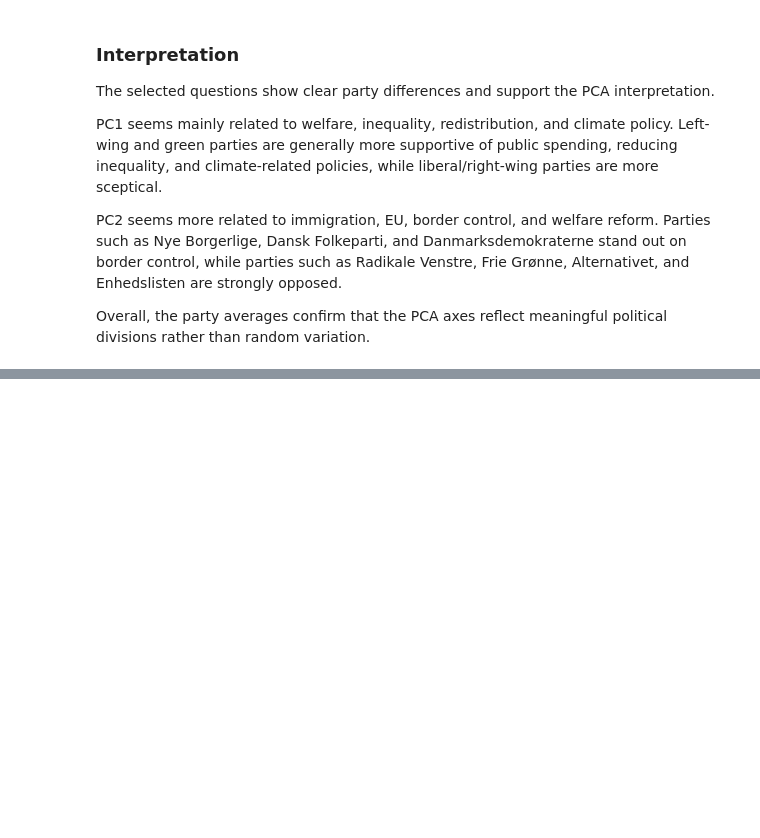
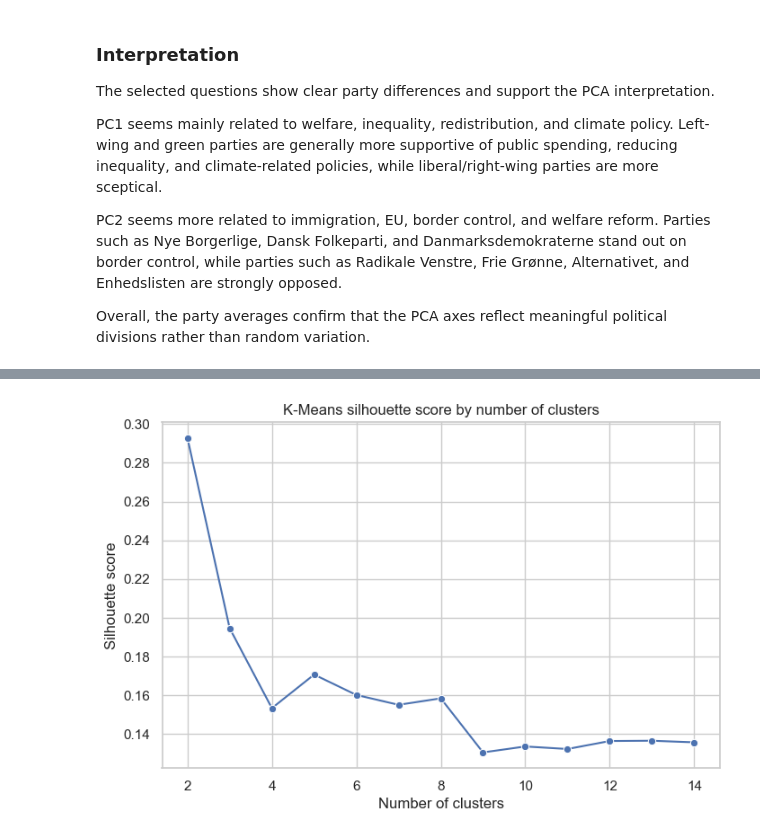
Before and after one commit to Piotr-Gala/MAL1-LAB, a Jupyter notebook: Answers/Assignment6.ipynb, the cells around one changed output, grey strips where cells are left out. Saved outputs shown, nothing was run; the diff lists cells and outputs as text; code cells hidden in the pictures; blank space fills up the shorter version.

```diff
--- a/Assignment6/6. Candidate Test 2022 II.ipynb
+++ b/Answers/Assignment6.ipynb
@@ -459,0 +466,17 @@ Overall, the party averages confirm that the PCA axes reflect meaningful politic
+# %%
+k_values = range(2, 15)
+kmeans_results = []
+
+for k in k_values:
+    kmeans = KMeans(n_clusters=k, random_state=42, n_init=10)
+    cluster_labels = kmeans.fit_predict(X_all_scaled)
+
+    score = silhouette_score(X_all_scaled, cluster_labels)
+
+    kmeans_results.append({
+        "k": k,
+        "silhouette_score": score
+    })
+
+kmeans_results_df = pd.DataFrame(kmeans_results)
+display(kmeans_results_df)
@@ -459,0 +498,16 @@ Overall, the party averages confirm that the PCA axes reflect meaningful politic
+# %%
+plt.figure(figsize=(8, 5))
+
+sns.lineplot(
+    data=kmeans_results_df,
+    x="k",
+    y="silhouette_score",
+    marker="o"
+)
+
+plt.title("K-Means silhouette score by number of clusters")
+plt.xlabel("Number of clusters")
+plt.ylabel("Silhouette score")
+plt.show()
+# %% [output]
+[figure, added]
```
Also changed, not shown: parts of 34 cells of this notebook, 28 other files.
